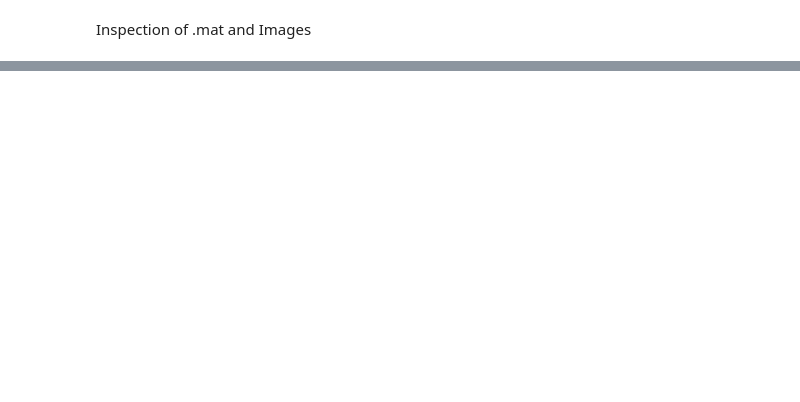
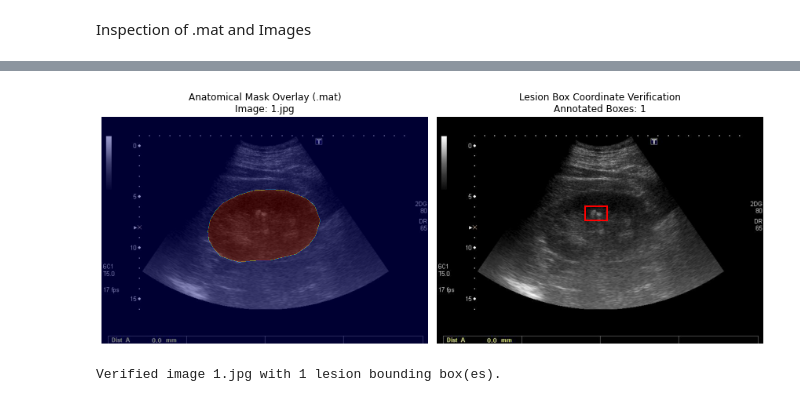
Before and after one commit to Noadori34/Project-data-science, a Jupyter notebook: notebooks/03_data_integrity_and_folds.ipynb, the cells around one changed output, grey strips where cells are left out. Cells and saved outputs as stored; diff of their text form; code cells hidden in the pictures; blank space fills up the shorter version.

Commit message:
Phase 1: verified overlays, lesion boxes, duplicates, and frozen 5-fold split

```diff
--- a/notebooks/03_data_integrity_and_folds.ipynb
+++ b/notebooks/03_data_integrity_and_folds.ipynb
@@ -198,0 +148,77 @@ else:
+# %%
+import os
+import scipy.io as sio
+import matplotlib.pyplot as plt
+import matplotlib.patches as patches
+from PIL import Image
+
+# 1. Parsear los archivos .txt buscando cualquier variación de "Bounding box"
+sample_img_id = None
+boxes_for_sample = []
+
+labels_dir = os.path.join('bbdd_kidney', 'labels')
+if os.path.exists(labels_dir):
+    for label_file in sorted(os.listdir(labels_dir)):
+        if label_file.endswith('.txt'):
+            path = os.path.join(labels_dir, label_file)
+            with open(path, 'r', encoding='utf-8', errors='replace') as f:
+                lines = f.readlines()
+                current_boxes = []
+                for line in lines:
+                    line_clean = line.strip()
+                    if "bounding box" in line_clean.lower():
+                        # Extraer todos los números enteros de la línea
+                        import re
+                        numbers = [int(n) for n in re.findall(r'\d+', line_clean)]
+                        # Si encontramos al menos 5 valores (x, y, w, h, class_id)
+                        if len(numbers) >= 5:
+                            # Nos quedamos con los últimos 5 enteros de la línea
+                            x, y, w, h, cls = numbers[-5:]
+                            current_boxes.append((x, y, w, h, cls))
+
+                if len(current_boxes) > 0:
+                    sample_img_id = label_file.replace('.txt', '')
+                    boxes_for_sample = current_boxes
+                    break
+
+# 2. Cargar y visualizar la imagen seleccionada
+img_name = f"{sample_img_id}.jpg"
+img_path = os.path.join('bbdd_kidney', 'images', img_name)
+mask_path = os.path.join('bbdd_kidney', 'masks', f"{sample_img_id}.mat")
+
+if os.path.exists(img_path) and os.path.exists(mask_path):
+    img = Image.open(img_path).convert('RGB')
+
+    # Cargar máscara .mat
+    mat_data = sio.loadmat(mask_path)
+    valid_keys = [k for k in mat_data.keys() if not k.startswith('__')]
+
+    fig, ax = plt.subplots(1, 2, figsize=(12, 5))
+
+    # Panel 1: Máscara anatómica (.mat)
+    ax[0].imshow(img)
+    if len(valid_keys) > 0:
+        mask_matrix = mat_data[valid_keys[0]]
+        ax[0].imshow(mask_matrix, alpha=0.4, cmap='jet')
+        ax[0].set_title(f"Anatomical Mask Overlay (.mat)\nImage: {img_name}")
+    ax[0].axis('off')
+
+    # Panel 2: Verificación de Bounding Boxes de Lesión (.txt)
+    ax[1].imshow(img)
+    if len(boxes_for_sample) > 0:
+        for (x, y, w, h, cls) in boxes_for_sample:
+            rect = patches.Rectangle((x, y), w, h, linewidth=2, edgecolor='r', facecolor='none')
+            ax[1].add_patch(rect)
+        ax[1].set_title(f"Lesion Box Coordinate Verification\nAnnotated Boxes: {len(boxes_for_sample)}")
+    else:
+        ax[1].set_title("Lesion Box Inspection\n(No bounding boxes in label)")
+    ax[1].axis('off')
+
+    plt.tight_layout()
+    plt.show()
+    print(f"Verified image {img_name} with {len(boxes_for_sample)} lesion bounding box(es).")
+else:
+    print(f"Check path: Image or mask missing for {img_name}")
+# %% [output]
+[figure, added]
+Verified image 1.jpg with 1 lesion bounding box(es).
```
Also changed, not shown: parts of 6 cells of this notebook.
